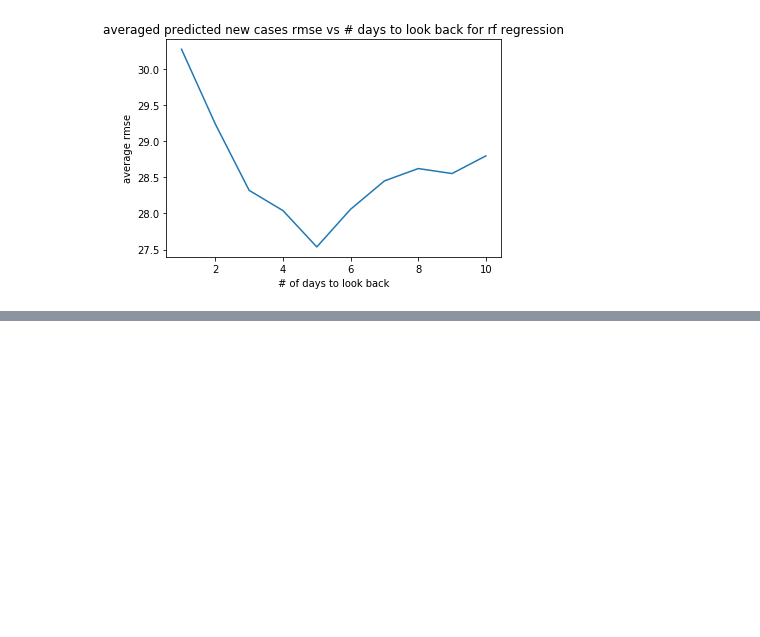
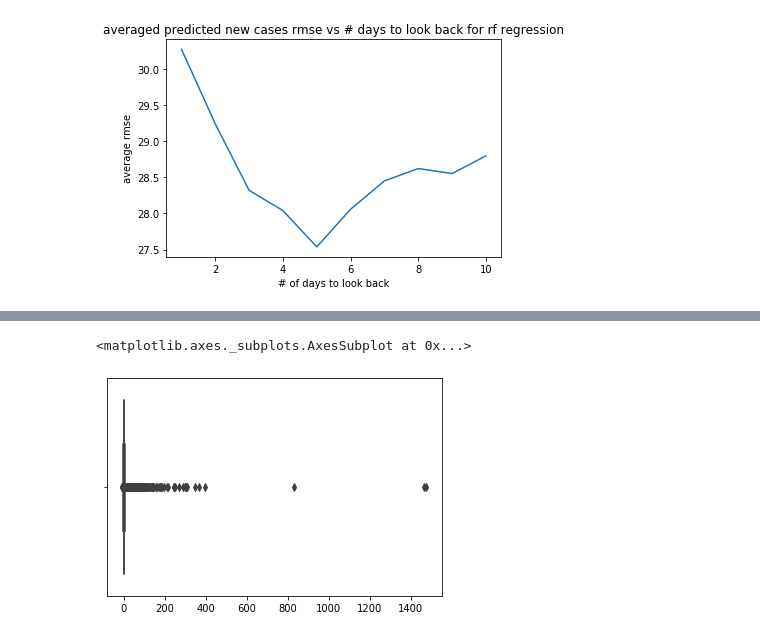
Before and after one commit to swenson-nick/Data_200_Covid, a Jupyter notebook: num_cases.ipynb, the cells around one changed output, grey strips where cells are left out. Saved outputs shown, nothing was run; the diff lists cells and outputs as text; code cells hidden in the pictures; blank space fills up the shorter version.

```diff
--- a/num_cases.ipynb
+++ b/num_cases.ipynb
@@ -448,0 +494,3 @@ print('rmse for selcted features rf:', cur_rmse/5)
+# %%
+X, y = prepare_data(cases, '5/6/20', 4)
+pd.Series(y).describe()
@@ -448,0 +507,5 @@ print('rmse for selcted features rf:', cur_rmse/5)
+# %%
+sns.boxplot(y)
+# %% [output]
+<matplotlib.axes._subplots.AxesSubplot at 0x...>
+[figure, added]
```
Also changed, not shown: parts of 9 cells of this notebook.
